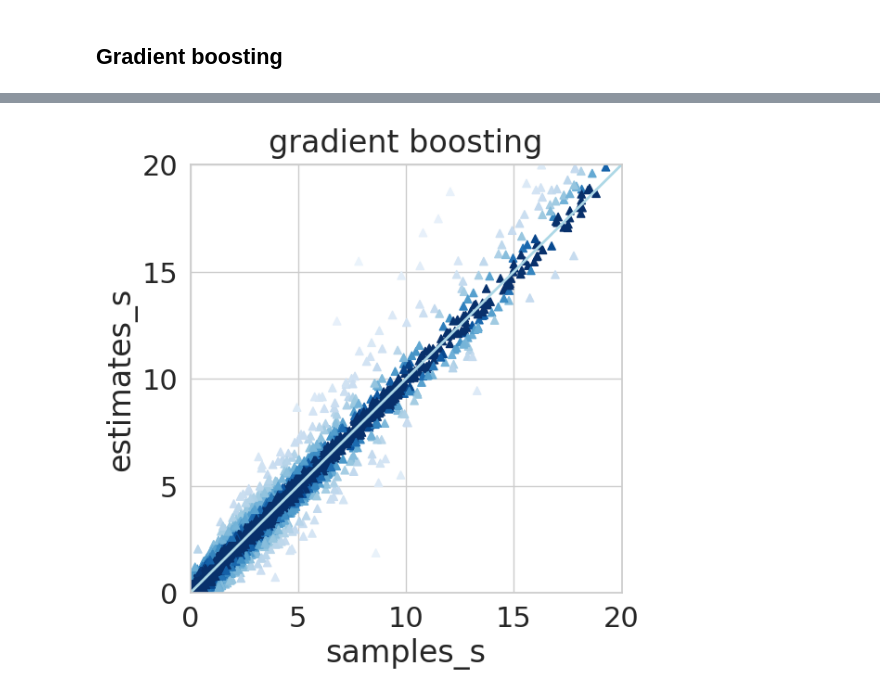
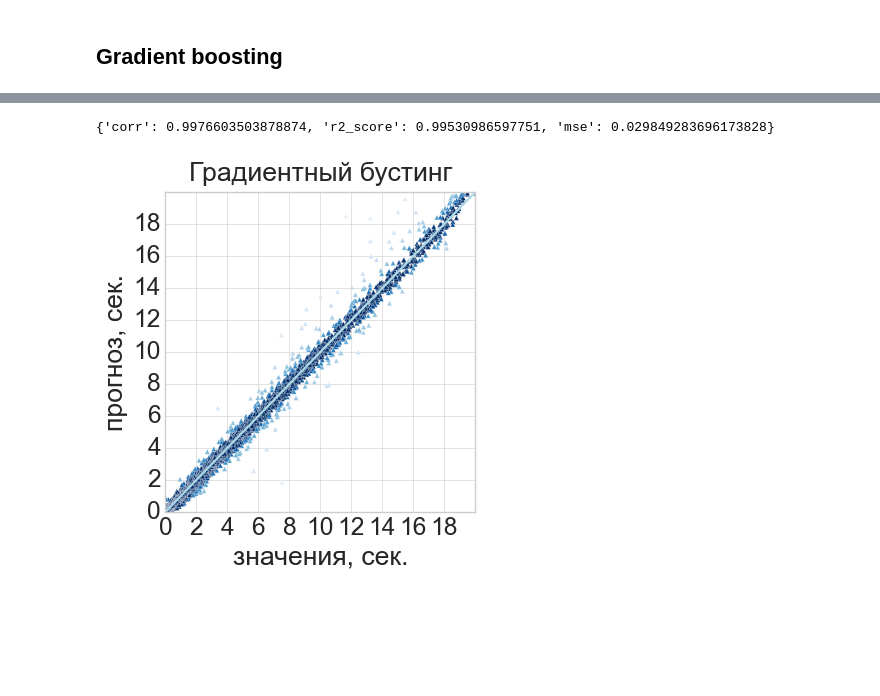
Before and after one commit to ipu69/queues-fork-join, a Jupyter notebook: ml/ml.ipynb, the cells around one changed output, grey strips where cells are left out. Saved outputs shown, nothing was run; the diff lists cells and outputs as text; code cells hidden in the pictures; blank space fills up the shorter version.

```diff
--- a/ml/ml.ipynb
+++ b/ml/ml.ipynb
@@ -19,8 +19,8 @@ import seaborn as sns
 
 import time
 
-plt.style.use('seaborn-white')
-sns.set_theme(style="whitegrid")
+plt.style.use('classic')
+plt.style.use( 'seaborn-v0_8-white',)
 sns.set_style("whitegrid", {'legend.frameon':True})
 # %%
 from dataclasses import dataclass
@@ -151,23 +155,38 @@ def build_estimates_tests_scatter(estimations, predictions,
                                   ylabel='sstimates_s',
                                   color='blue'):
 
-    fig , ax = plt.subplots(figsize=(6, 6))
+    fig , ax = plt.subplots(figsize=(5, 5))
     cm = plt.get_cmap(COLORS_MAP.get(color)[0])
     col = [cm(1 / abs(predictions[i] - estimations[i])/divider) for i in range(len(estimations))]
-    plt.scatter(predictions, estimations, c=col, marker='^')
+    plt.scatter(predictions, estimations, c=col, marker='^', linewidth=0.2)
     x = np.linspace(rang[0], rang[1])
     plt.plot(x, x, linestyle='-', linewidth=2, color=COLORS_MAP.get(color)[1])
     plt.title('{}'.format(name), fontsize=22, pad=10)
     ax.title.set_fontsize(24)
-    plt.xticks()
+    plt.xticks([i for i in range(0, rang[1], 2)])
     plt.tick_params(labelsize=22)
-    plt.yticks()
+    plt.yticks([i for i in range(0, rang[1], 2)])
 
     plt.xlim(rang)
     plt.ylim(rang)
 
     ax.set_xlabel(xlabel, size=24)
     ax.set_ylabel(ylabel, size=24)
+# %%
+def corr(x: np.ndarray, y: np.ndarray) -> float:
+    """
+    Correlation coefficient between simulation model
+    values and estimate
+    """
+    r = np.corrcoef(x, y)
+    return r[0,1]
+
+def regression_report(y_true, y_pred):
+    return {
+        "corr": corr(y_true, y_pred),
+        "r2_score": r2_score(y_true, y_pred),
+        "mse": mean_squared_error(y_true, y_pred)
+    }
 # %% [markdown]
 ## response time regression
 # %%
@@ -270,16 +295,15 @@ build_estimates_tests_scatter(
 from sklearn.ensemble import GradientBoostingRegressor
 from sklearn.model_selection import train_test_split
 
-X_train, X_test, y_train, y_test = train_test_split(data.features, response_time, train_size=0.8, random_state=42)
 #grb_estimation_pipe = make_pipeline(StandardScaler(), GradientBoostingRegressor(max_depth=18, n_estimators=1000))
 
 grb_estimation_pipe = GradientBoostingRegressor()
 
 tree_params = {
-    'loss': ['squared_error', 'absolute_error', 'huber'],
-    'criterion': ['squared_error', 'firedman_mse'],
-    'max_depth': [4, 6, 8],
-    'n_estimators': [400, 600, 800]
+    'loss': ['squared_error'],
+    'criterion': ['squared_error'],
+    'max_depth': [4, 6, 8, 12],
+    'n_estimators': [600, 800, 1000]
 }
 
 start_time = time.time()
@@ -292,6 +316,7 @@ gs = GridSearchCV(
     cv=4
 )
 
+
 gs.fit(X_train, y_train)
 
 print(gs.best_params_)
@@ -321,12 +329,14 @@ Traceback (most recent call last):
 # %%
 build_estimates_tests_scatter(
     y_test.values,
     gs.predict(X_test),
-    name="gradient boosting",
+    name="Градиентный бустинг",
     color="blue",
     rang=[0, 20], divider=2,
-    xlabel="samples_s",
-    ylabel="estimates_s"
+    xlabel="значения, сек.",
+    ylabel="прогноз, сек."
 )
+print(regression_report(y_test, gs.predict(X_test)))
 # %% [output]
+{'corr': 0.9976603503878874, 'r2_score': 0.99530986597751, 'mse': 0.029849283696173828}
-[figure, old version]
+[figure, new version]
```
Also changed, not shown: parts of 27 cells of this notebook, 13 other files.
